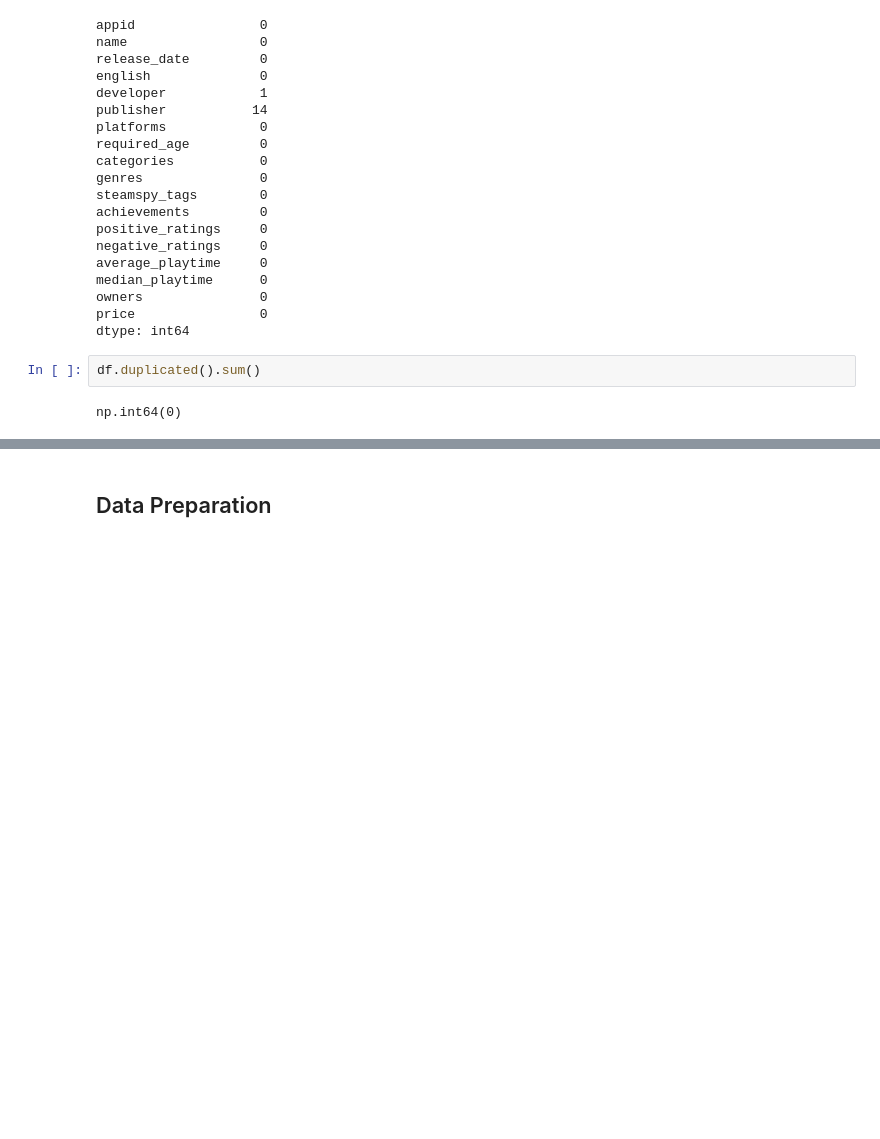
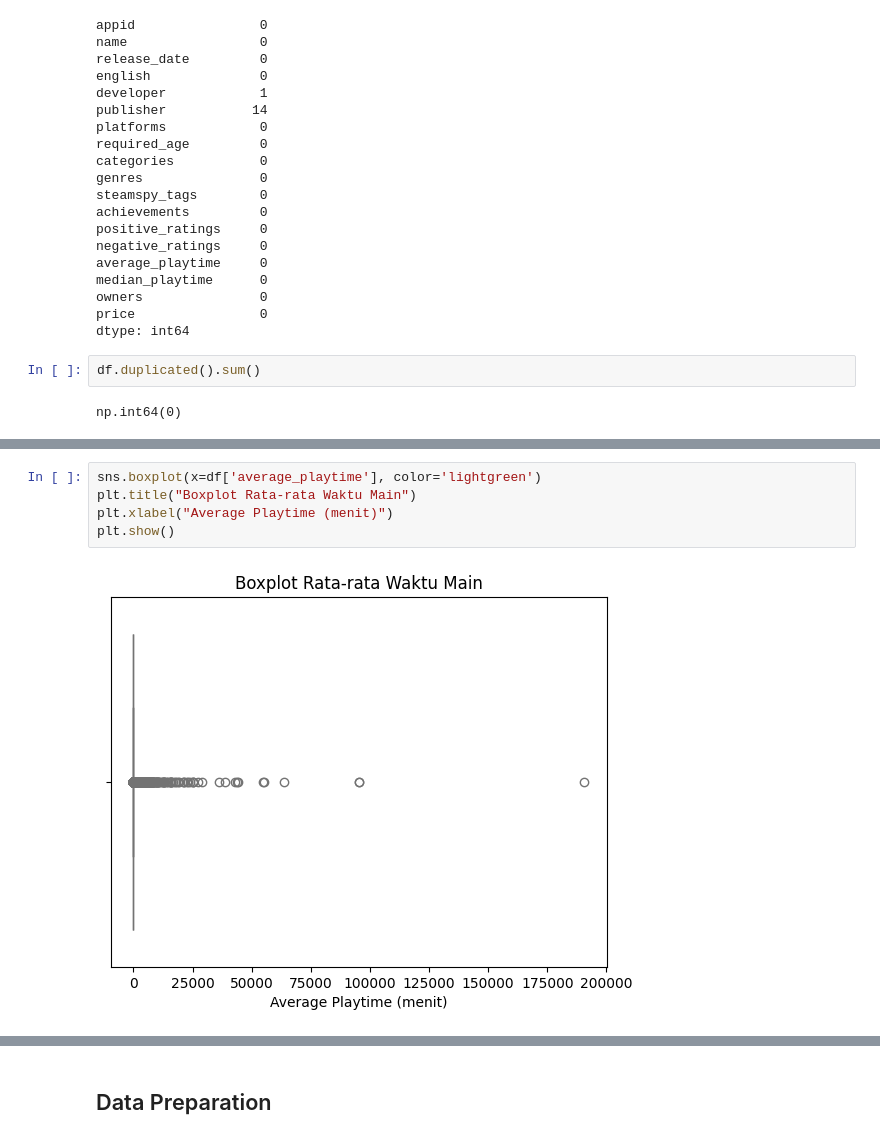
Before and after one commit to RizkyMlana/Recomendation-System-Project, a Jupyter notebook: notebooks/main.ipynb, the cells around one changed output, grey strips where cells are left out. Drawn from its saved outputs; the diff is of its cells as text; blank space fills up the shorter version.

```diff
--- a/notebooks/main.ipynb
+++ b/notebooks/main.ipynb
@@ -57,0 +102,7 @@ np.int64(0)
+# %%
+sns.boxplot(x=df['average_playtime'], color='lightgreen')
+plt.title("Boxplot Rata-rata Waktu Main")
+plt.xlabel("Average Playtime (menit)")
+plt.show()
+# %% [output]
+[figure, added]
```
Also changed, not shown: parts of 19 cells of this notebook, 1 other file.
